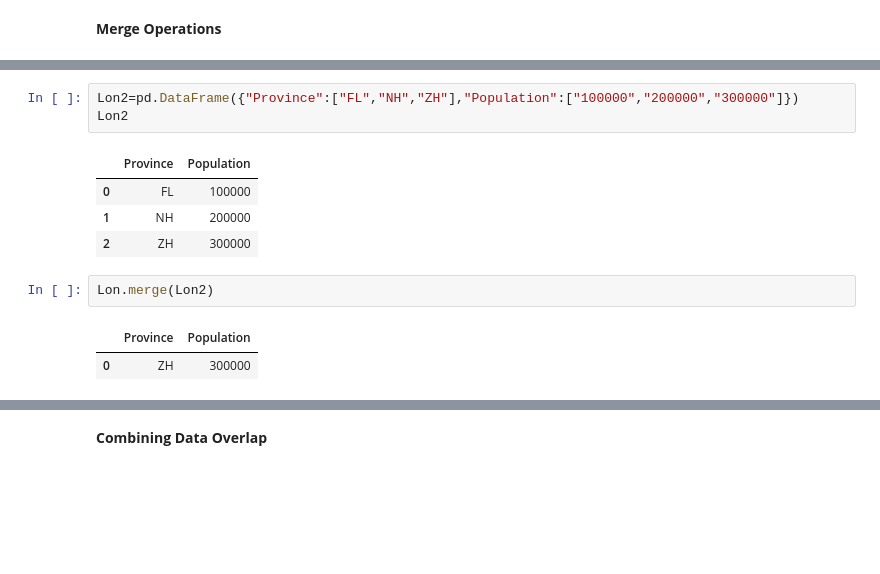
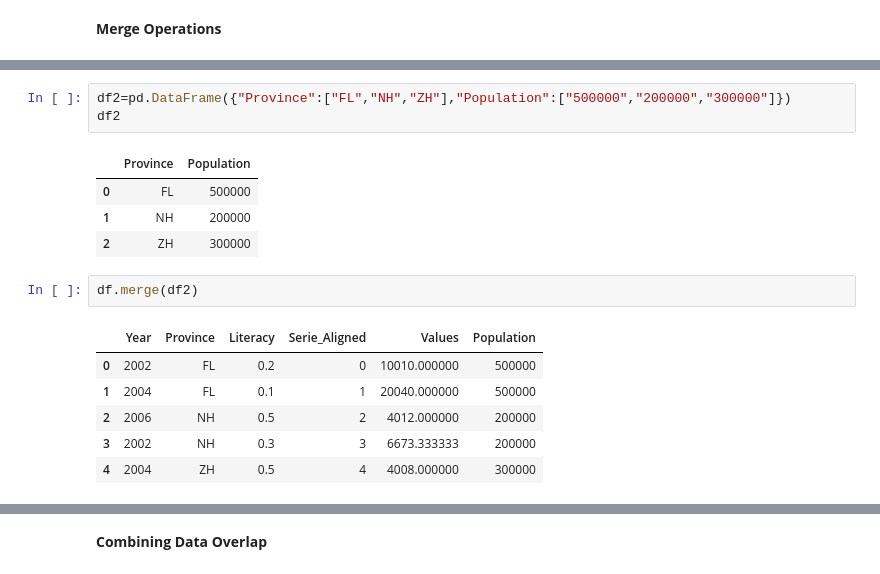
Before and after one commit to navyatheethira/INTERNSOFTcodefiles, a Jupyter notebook: nav7.ipynb, the cells around one changed output, grey strips where cells are left out. Saved outputs shown, nothing was run; the diff lists cells and outputs as text; blank space fills up the shorter version.

```diff
--- a/nav7.ipynb
+++ b/nav7.ipynb
@@ -160,14 +352,18 @@ Lon
 # %%
-Lon2=pd.DataFrame({"Province":["FL","NH","ZH"],"Population":["100000","200000","300000"]})
-Lon2
+df2=pd.DataFrame({"Province":["FL","NH","ZH"],"Population":["500000","200000","300000"]})
+df2
 # %% [output]
 |  | Province | Population |
-| 0 | FL | 100000 |
+| 0 | FL | 500000 |
 | 1 | NH | 200000 |
 | 2 | ZH | 300000 |
-# %%
-Lon.merge(Lon2)
-# %% [output]
-|  | Province | Population |
-| 0 | ZH | 300000 |
+# %%
+df.merge(df2)
+# %% [output]
+|  | Year | Province | Literacy | Serie_Aligned | Values | Population |
+| 0 | 2002 | FL | 0.2 | 0 | 10010.000000 | 500000 |
+| 1 | 2004 | FL | 0.1 | 1 | 20040.000000 | 500000 |
+| 2 | 2006 | NH | 0.5 | 2 | 4012.000000 | 200000 |
+| 3 | 2002 | NH | 0.3 | 3 | 6673.333333 | 200000 |
+| 4 | 2004 | ZH | 0.5 | 4 | 4008.000000 | 300000 |
 # %%
```
Also changed, not shown: parts of 40 cells of this notebook.
